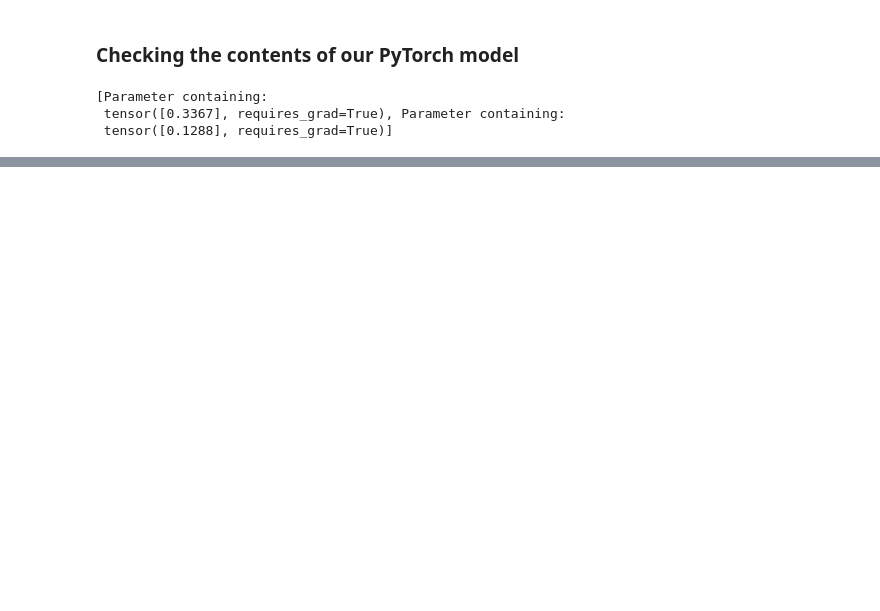
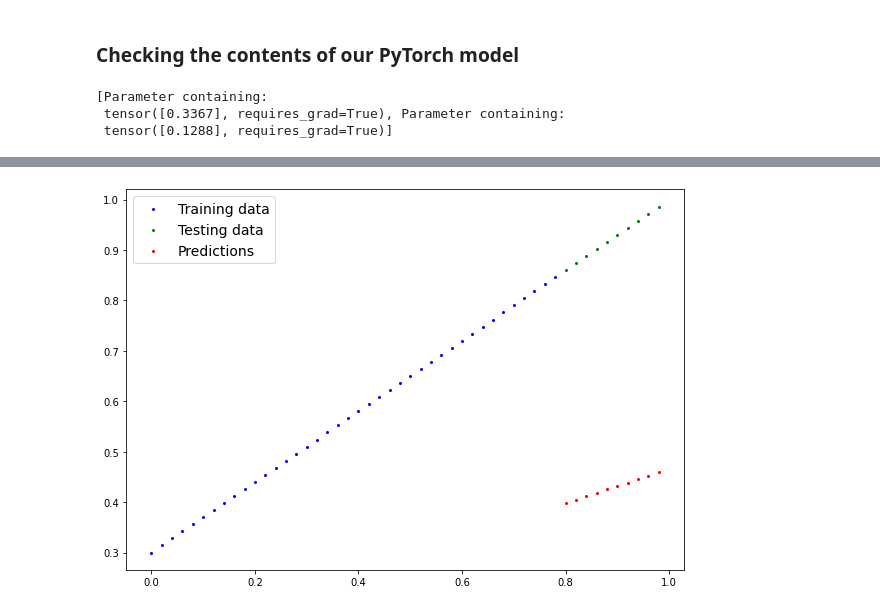
Before and after one commit to egehanasal/Deep-Learning, a Jupyter notebook: PyTorch, D.Bourke/01_pytorch_workflow.ipynb, the cells around one changed output, grey strips where cells are left out. Cells and saved outputs as stored; diff of their text form; code cells hidden in the pictures; blank space fills up the shorter version.

```diff
--- a/PyTorch, D.Bourke/01_pytorch_workflow.ipynb
+++ b/PyTorch, D.Bourke/01_pytorch_workflow.ipynb
@@ -142,8 +142,8 @@ class LinearRegressionModel(nn.Module): # Almost everything in PyTorch inherits
                                          dtype=torch.float))
 
     # Forward method to define the computation in the mode
-    def forward(self, x: torch.Tensor) -> torch.Tensor: # x is the input data
-      return self.weights * X + self.bias # linear regression formula
+  def forward(self, x: torch.Tensor) -> torch.Tensor: # x is the input data
+    return self.weights * x + self.bias # linear regression formula
 # %% [markdown]
 ### PyTorch model building essentials
 
@@ -172,0 +184,6 @@ list(model_0.parameters())
+# %%
+# Make predictions with model
+with torch.inference_mode():
+  y_preds = model_0(X_test)
+
+y_preds
@@ -172,0 +214,4 @@ list(model_0.parameters())
+# %%
+plot_predictions(predictions=y_preds)
+# %% [output]
+[figure, added]
```
Also changed, not shown: parts of 10 cells of this notebook.
